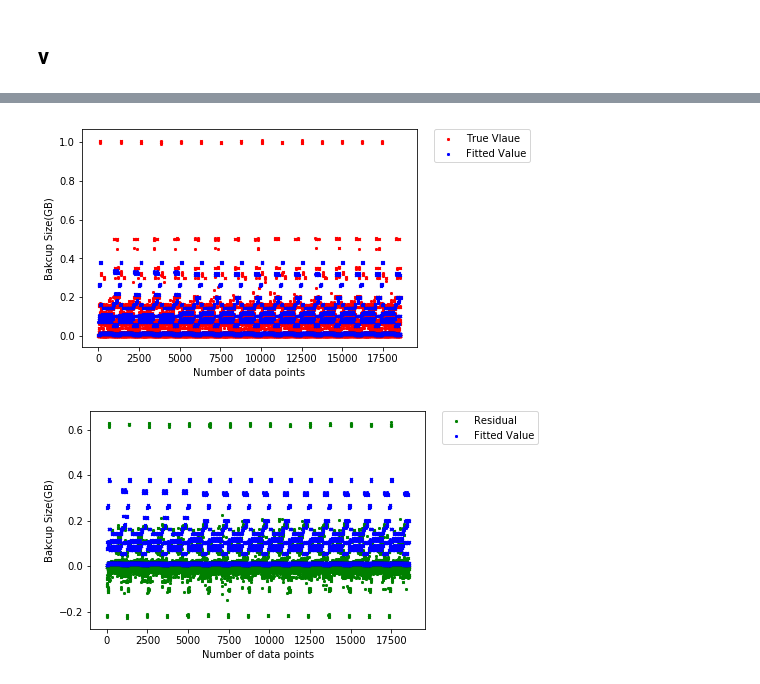
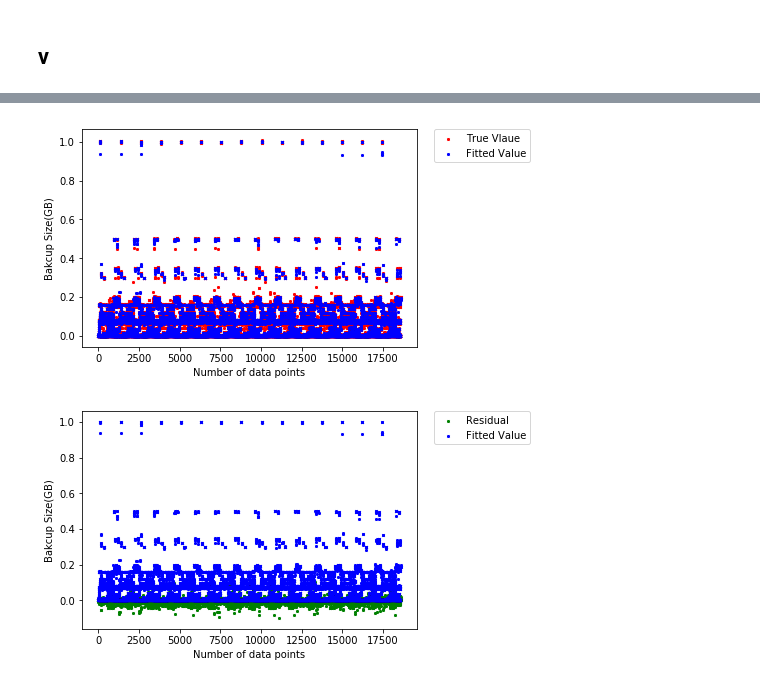
Before and after one commit to zxxia/ECE219-Large-Scale-Data-Mining, a Jupyter notebook: Project4/Problem2b.ipynb, the cells around one changed output, grey strips where cells are left out. Drawn from its saved outputs; the diff is of its cells as text; code cells hidden in the pictures.

```diff
--- a/Project4/Problem2b.ipynb
+++ b/Project4/Problem2b.ipynb
@@ -288,7 +288,7 @@ tree # = 13, feature # = 3, tree depth = 11
 # Construct random forest regressor
 regr = RandomForestRegressor(n_estimators=13,
                              max_features=3,
-                             max_depth=4,
+                             max_depth=11,
                              bootstrap=True,
                              oob_score=True,
                              random_state=0)
@@ -337,27 +333,27 @@ graphviz.Source(dot_graph)
 # %%
 # Construct random forest regressor
 regr = RandomForestRegressor(n_estimators=13,
                              max_features=3,
-                             max_depth=4,
+                             max_depth=11,
                              bootstrap=True,
                              oob_score=True,
                              random_state=0)
 regr.fit(features, labels)
 labels_pred = regr.predict(features)
 plt.scatter(range(len(labels)), labels, marker='x', c='r', s=5, linewidths=1.0, label='True Vlaue')
 plt.scatter(range(len(labels_pred)), labels_pred, marker='x', c='b', s=5, linewidths=1.0, label='Fitted Value')
 plt.legend(bbox_to_anchor=(1.05, 1), loc=2, borderaxespad=0.)
 plt.xlabel('Number of data points')
 plt.ylabel('Bakcup Size(GB)')
 plt.show()
 
 residuals = labels - labels_pred
 plt.scatter(range(len(residuals)), residuals, marker='x', c='g', s=5, linewidths=1.0, label='Residual')
 plt.scatter(range(len(labels_pred)), labels_pred, marker='x', c='b', s=5, linewidths=1.0, label='Fitted Value')
 plt.legend(bbox_to_anchor=(1.05, 1), loc=2, borderaxespad=0.)
 plt.xlabel('Number of data points')
 plt.ylabel('Bakcup Size(GB)')
 plt.show()
 # %% [output]
-[figure, old version]
+[figure, new version]
-[figure, old version]
+[figure, new version]
```
Also changed, not shown: parts of 3 cells of this notebook.
